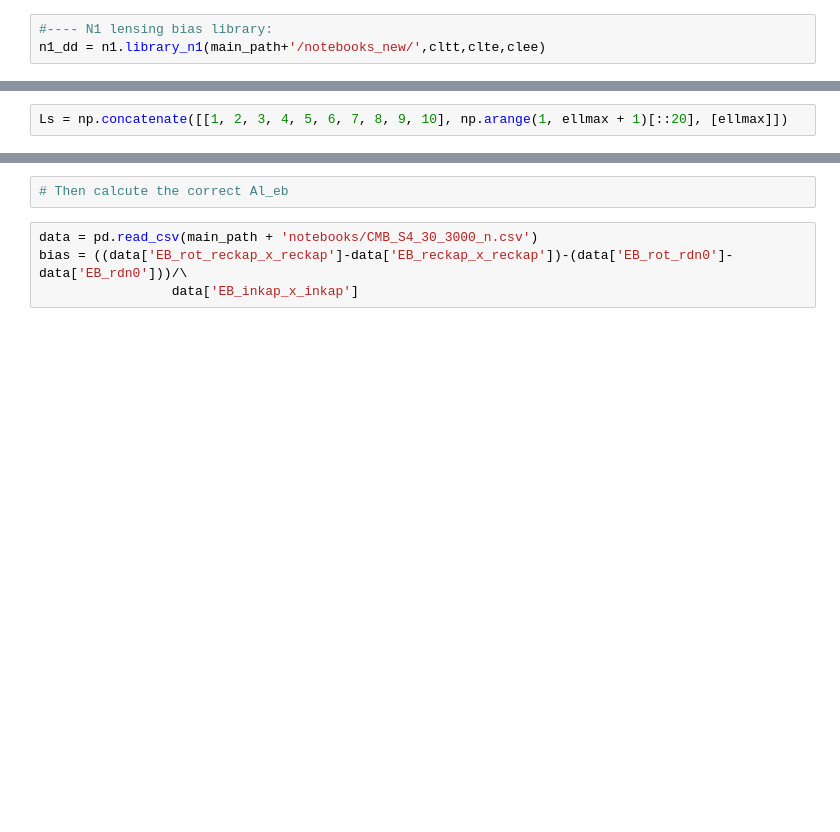
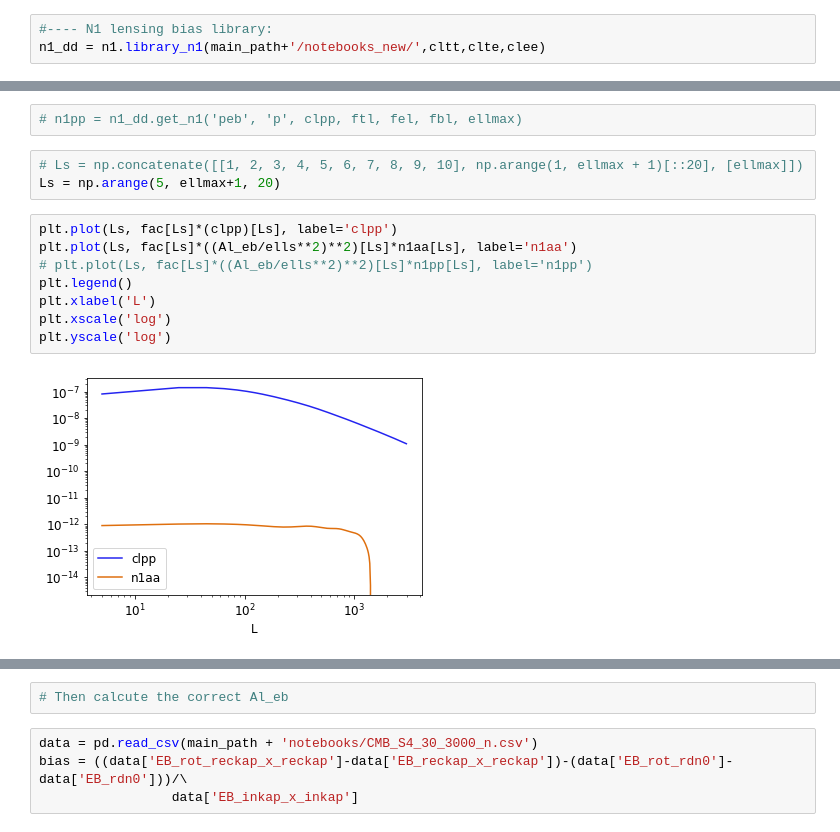
Before and after one commit to HongboCai/lens_rot_bias, a Jupyter notebook: notebooks_new/new_N1aa.ipynb, the cells around one changed output, grey strips where cells are left out. Saved outputs shown, nothing was run; the diff lists cells and outputs as text; blank space fills up the shorter version.

```diff
--- a/notebooks_new/new_N1aa.ipynb
+++ b/notebooks_new/new_N1aa.ipynb
@@ -126,5 +134,18 @@ n1: doing L 2941 kA peb kB peb kind r
 n1: doing L 2961 kA peb kB peb kind r
 n1: doing L 2981 kA peb kB peb kind r
 n1: doing L 3000 kA peb kB peb kind r
+# %%
+# n1pp = n1_dd.get_n1('peb', 'p', clpp, ftl, fel, fbl, ellmax)
 # %%
-Ls = np.concatenate([[1, 2, 3, 4, 5, 6, 7, 8, 9, 10], np.arange(1, ellmax + 1)[::20], [ellmax]])
+# Ls = np.concatenate([[1, 2, 3, 4, 5, 6, 7, 8, 9, 10], np.arange(1, ellmax + 1)[::20], [ellmax]])
+Ls = np.arange(5, ellmax+1, 20)
+# %%
+plt.plot(Ls, fac[Ls]*(clpp)[Ls], label='clpp')
+plt.plot(Ls, fac[Ls]*((Al_eb/ells**2)**2)[Ls]*n1aa[Ls], label='n1aa')
+# plt.plot(Ls, fac[Ls]*((Al_eb/ells**2)**2)[Ls]*n1pp[Ls], label='n1pp')
+plt.legend()
+plt.xlabel('L')
+plt.xscale('log')
+plt.yscale('log')
+# %% [output]
+[figure, added]
```
Also changed, not shown: parts of 13 cells of this notebook, 7 other files.
